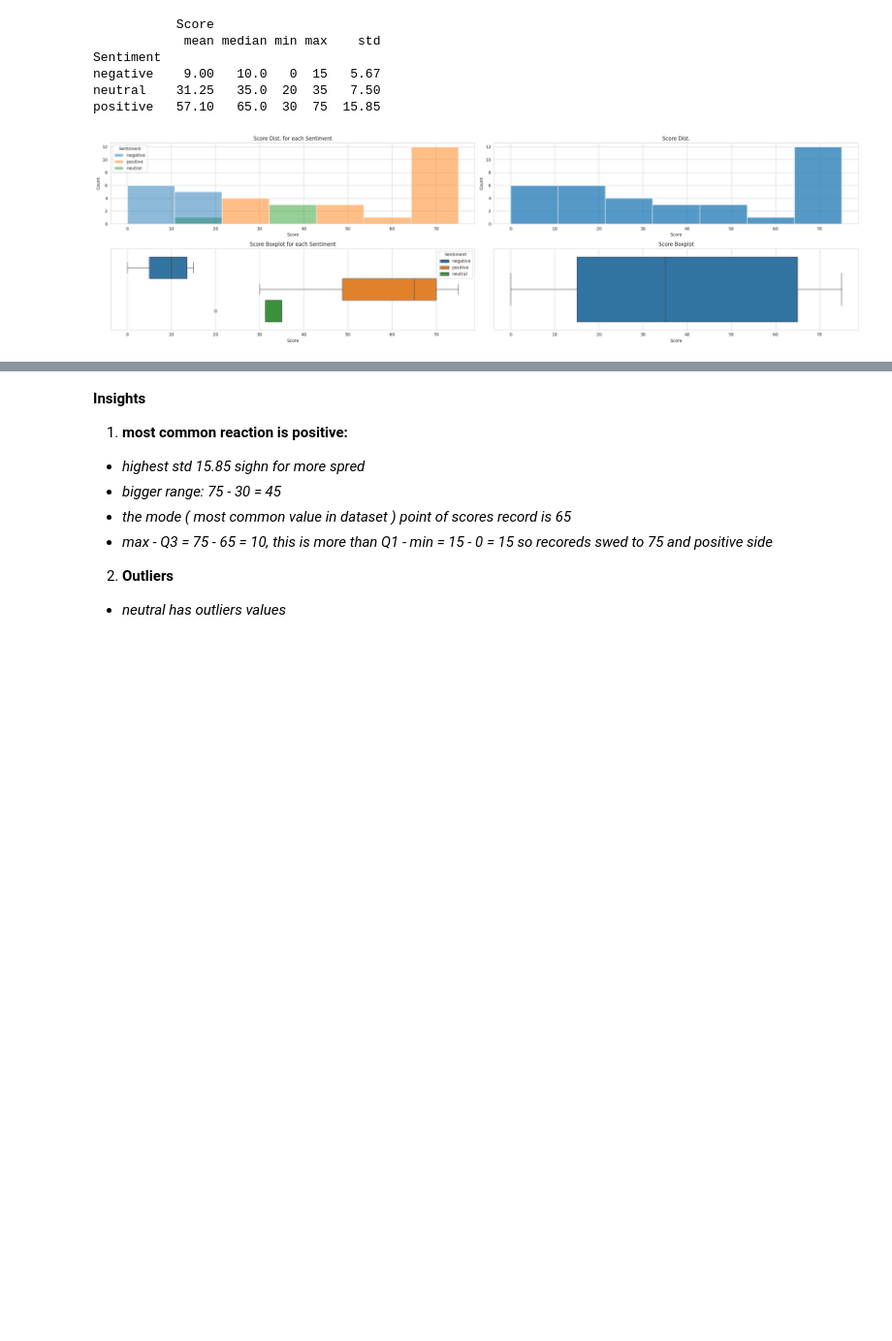
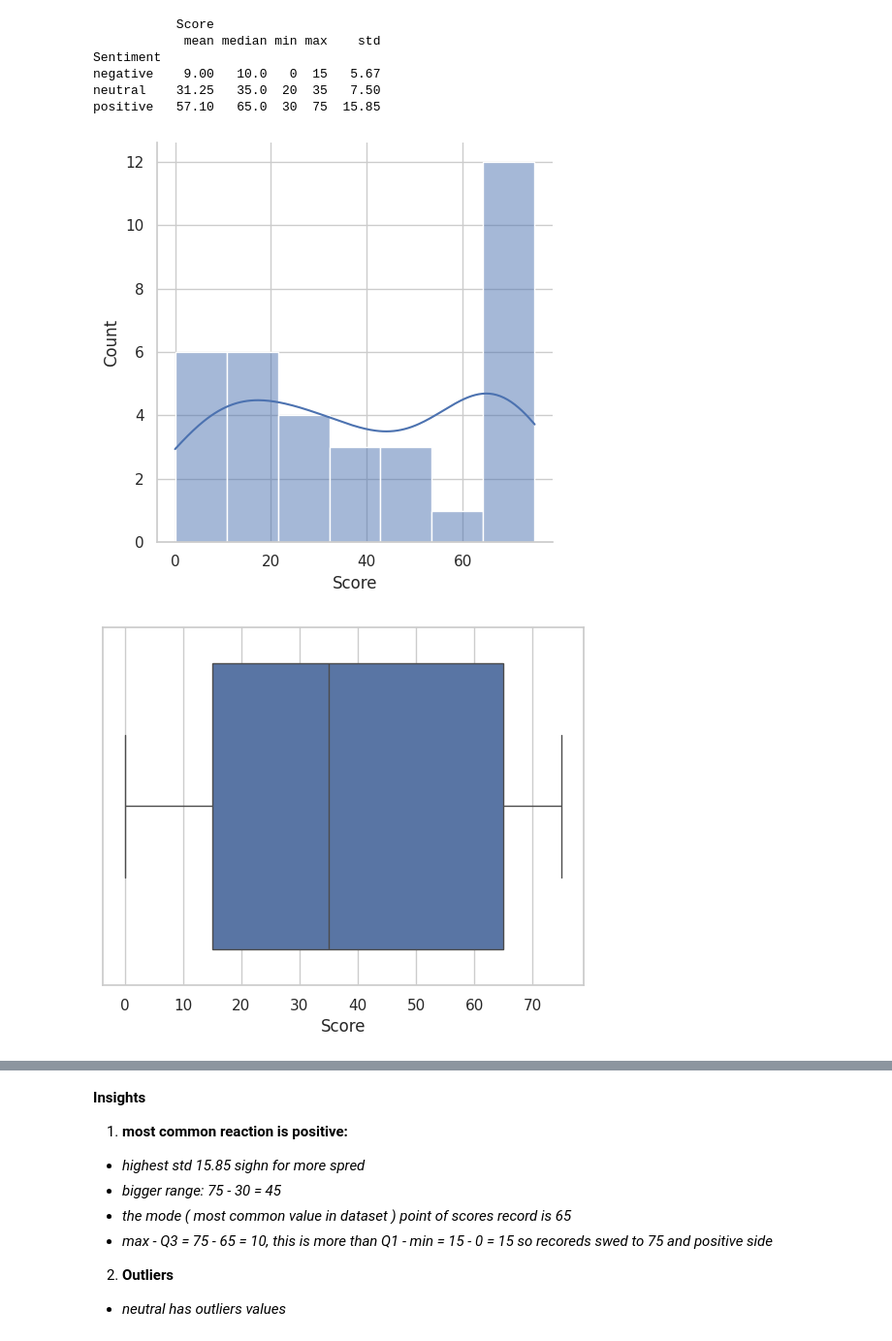
Before and after one commit to AhmAnwar/accenture_virtual_experience_VE_by_Forage, a Jupyter notebook: accenture-virtual-experience-ve-by-forage.ipynb, the cells around one changed output, grey strips where cells are left out. Shown at 97% size. Cells and saved outputs as stored; diff of their text form; code cells hidden in the pictures; blank space fills up the shorter version.

```diff
--- a/accenture-virtual-experience-ve-by-forage.ipynb
+++ b/accenture-virtual-experience-ve-by-forage.ipynb
@@ -5,7 +5,7 @@ import numpy as np
 import pandas as pd
 import matplotlib.pyplot as plt
 import seaborn as sns
-sns.set_style('whitegrid')
+sns.set_theme(style= 'whitegrid')
 import plotly.express as px
 # %% [markdown]
 # import & prepare dataset
@@ -255,28 +255,18 @@ Sentiment
 negative    9.00   10.0   0  15   5.67
 neutral    31.25   35.0  20  35   7.50
 positive   57.10   65.0  30  75  15.85
-# %%
-# visualizing data
-
-plt.figure(figsize= (25, 7))
-
-plt.subplot(2, 2, 1)
-sns.histplot(data= df, x= 'Score', hue= 'Sentiment', legend= 'auto')
-plt.title('Score Dist. for each Sentiment')
-
-plt.subplot(2, 2, 3)
-sns.boxplot(data= df, x= 'Score', hue= 'Sentiment')
-plt.title('Score Boxplot for each Sentiment')
-
-plt.subplot(2, 2, 2)
-sns.histplot(data= df, x= 'Score', legend= 'auto')
-plt.title('Score Dist.')
-
-plt.subplot(2, 2, 4)
-sns.boxplot(data= df, x= 'Score')
-plt.title('Score Boxplot')
-
-plt.tight_layout()
-plt.show()
-# %% [output]
-[figure, removed]
+# %%
+sns.displot(data= df, x= 'Score', kind= 'hist', bins= 'auto', kde= True)
+plt.show()
+
+sns.boxplot(data= df, x= 'Score')
+plt.show()
+
+sns.displot(data= df, x= 'Score', kind= 'hist', hue= 'Sentiment')
+plt.show()
+
+sns.boxplot(data= df, x= 'Score', hue= 'Sentiment')
+plt.show()
+# %% [output]
+[figure, added]
+[figure, added]
```
Also changed, not shown: parts of 22 cells of this notebook.
